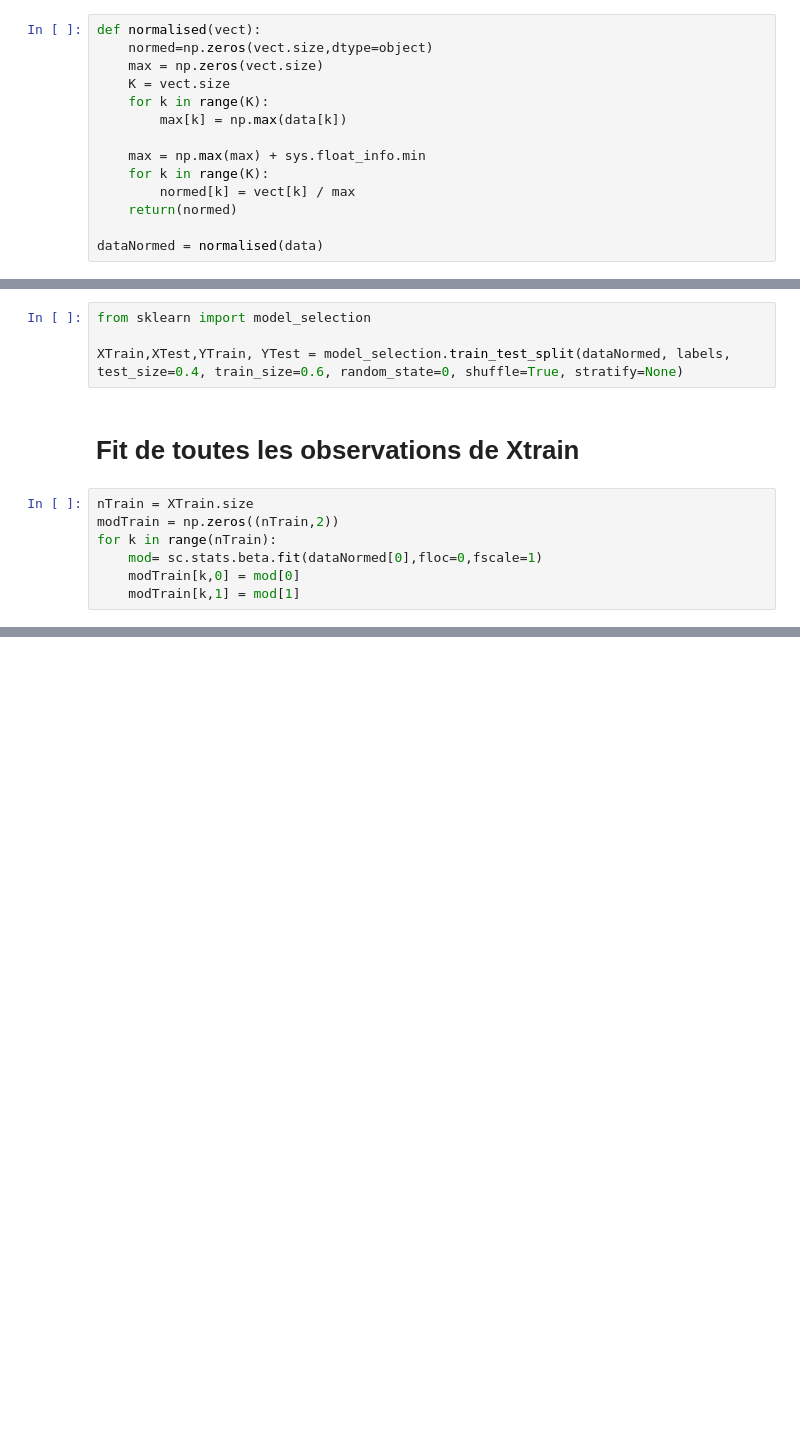
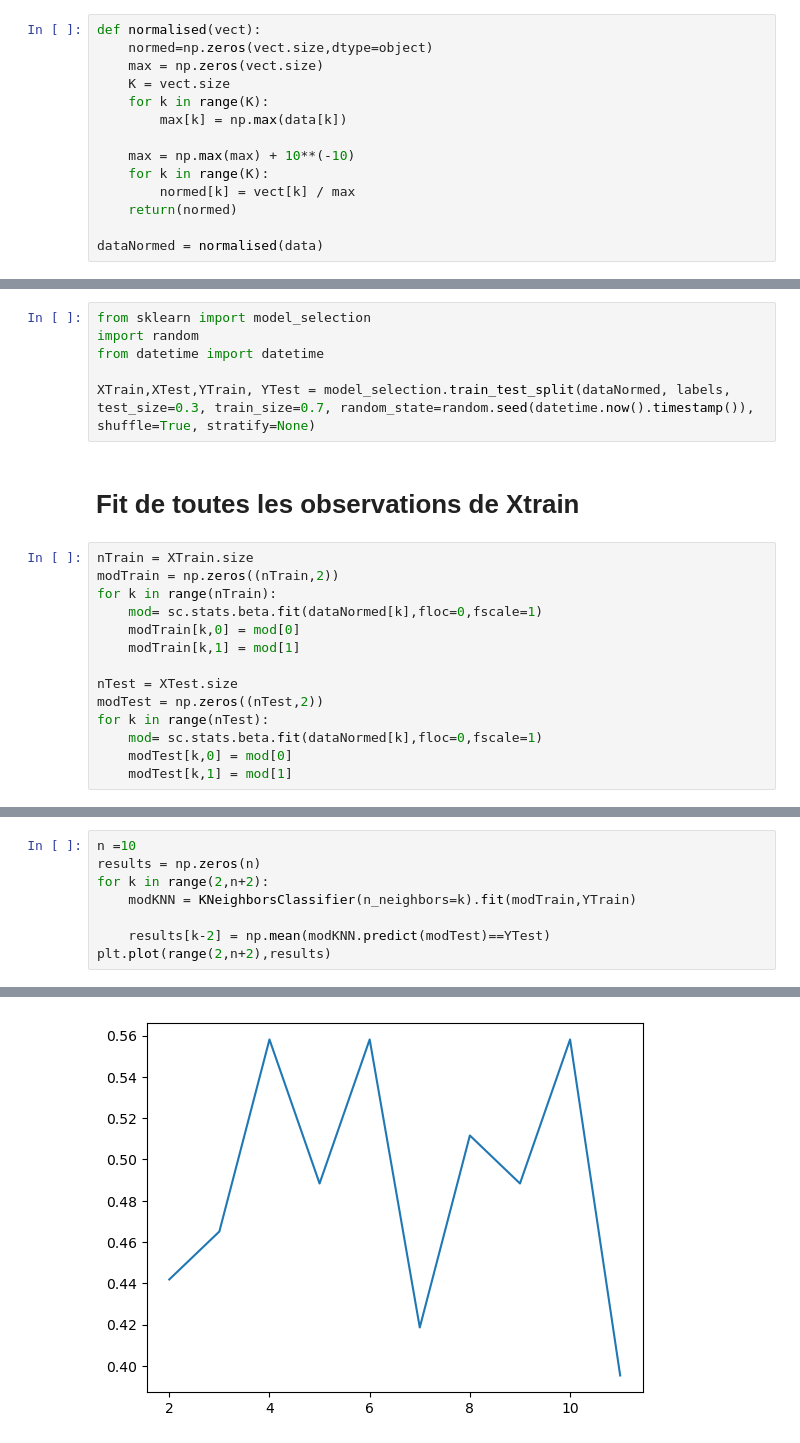
Before and after one commit to noe-morel/MathApp-project, a Jupyter notebook: Mathapp.ipynb, the cells around one changed output, grey strips where cells are left out. Saved outputs shown, nothing was run; the diff lists cells and outputs as text; blank space fills up the shorter version.

```diff
--- a/Mathapp.ipynb
+++ b/Mathapp.ipynb
@@ -111,7 +91,7 @@ def normalised(vect):
     for k in range(K):
         max[k] = np.max(data[k])
 
-    max = np.max(max) + sys.float_info.min
+    max = np.max(max) + 10**(-10)
     for k in range(K):
         normed[k] = vect[k] / max
     return(normed)
@@ -163,14 +143,23 @@ En apprentissage statistique, classiquement un prédicteur est ajusté sur une p
 > En utilisant la fonction [`train_test_split`](http://scikit-learn.org/stable/modules/generated/sklearn.model_selection.train_test_split.html#sklearn.model_selection.train_test_split) de la librairie [`sklearn.model_selection`](http://scikit-learn.org/stable/modules/classes.html#module-sklearn.model_selection), on sélectionne aléatoirement 60% des observations pour l'échantillon d'apprentissage et on garde le reste pour l'échantillon de test.
 # %%
 from sklearn import model_selection
+import random
+from datetime import datetime
 
-XTrain,XTest,YTrain, YTest = model_selection.train_test_split(dataNormed, labels, test_size=0.4, train_size=0.6, random_state=0, shuffle=True, stratify=None)
+XTrain,XTest,YTrain, YTest = model_selection.train_test_split(dataNormed, labels, test_size=0.3, train_size=0.7, random_state=random.seed(datetime.now().timestamp()), shuffle=True, stratify=None)
 # %% [markdown]
 # Fit de toutes les observations de Xtrain
 # %%
 nTrain = XTrain.size
 modTrain = np.zeros((nTrain,2))
 for k in range(nTrain):
-    mod= sc.stats.beta.fit(dataNormed[0],floc=0,fscale=1)
+    mod= sc.stats.beta.fit(dataNormed[k],floc=0,fscale=1)
     modTrain[k,0] = mod[0]
     modTrain[k,1] = mod[1]
+
+nTest = XTest.size
+modTest = np.zeros((nTest,2))
+for k in range(nTest):
+    mod= sc.stats.beta.fit(dataNormed[k],floc=0,fscale=1)
+    modTest[k,0] = mod[0]
+    modTest[k,1] = mod[1]
@@ -176,0 +168,9 @@ for k in range(nTrain):
+# %%
+n =10
+results = np.zeros(n)
+for k in range(2,n+2):
+    modKNN = KNeighborsClassifier(n_neighbors=k).fit(modTrain,YTrain)
+
+    results[k-2] = np.mean(modKNN.predict(modTest)==YTest)
+plt.plot(range(2,n+2),results)
+# %% [output]
@@ -176,0 +178 @@ for k in range(nTrain):
+[figure, added]
```
Also changed, not shown: parts of 6 cells of this notebook.
